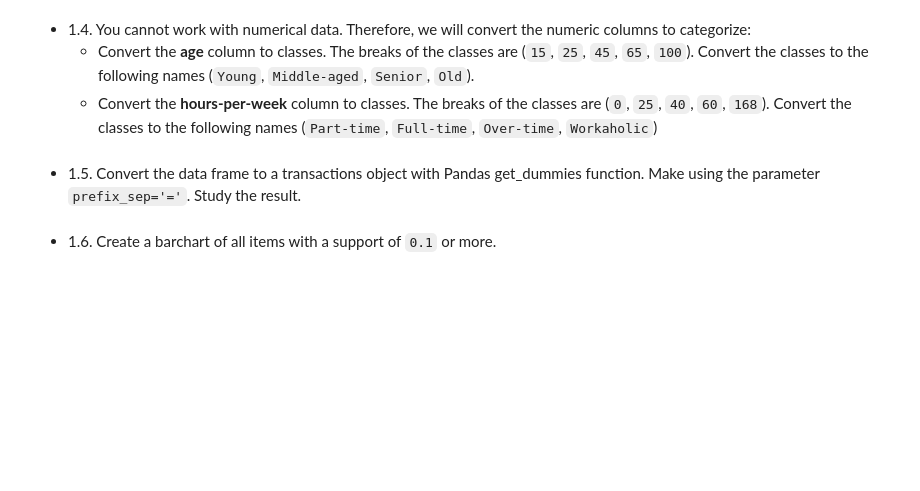
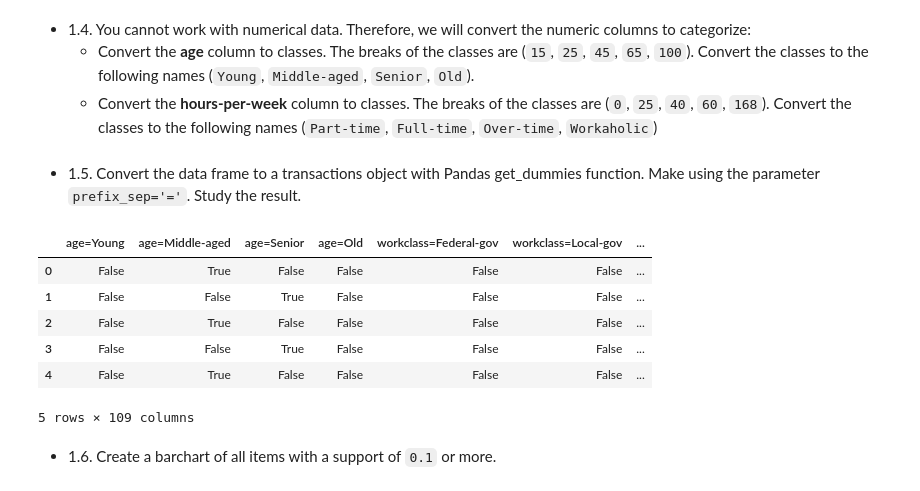
Before and after one commit to EliasDeHondt/DataScience2, a Jupyter notebook: Exam/P3 Example Exam.ipynb, the cells around one changed output. Cells and saved outputs as stored; diff of their text form; code cells hidden in the pictures; blank space fills up the shorter version.

```diff
--- a/Exam/P3 Example Exam.ipynb
+++ b/Exam/P3 Example Exam.ipynb
@@ -609,2 +634,12 @@ The UCI Machine Learning Repository [Archive Ics Uci Edu](https://archive.ics.uc
+# %%
+display(adultUCI_dummies.head())
+# %% [output]
+|  | age=Young | age=Middle-aged | age=Senior | age=Old | workclass=Federal-gov | workclass=Local-gov | ... |
+| 0 | False | True | False | False | False | False | ... |
+| 1 | False | False | True | False | False | False | ... |
+| 2 | False | True | False | False | False | False | ... |
+| 3 | False | False | True | False | False | False | ... |
+| 4 | False | True | False | False | False | False | ... |
+5 rows × 109 columns
 # %% [markdown]
 - 1.6. Create a barchart of all items with a support of `0.1` or more.
```
Also changed, not shown: parts of 13 cells of this notebook, 1 other file.
